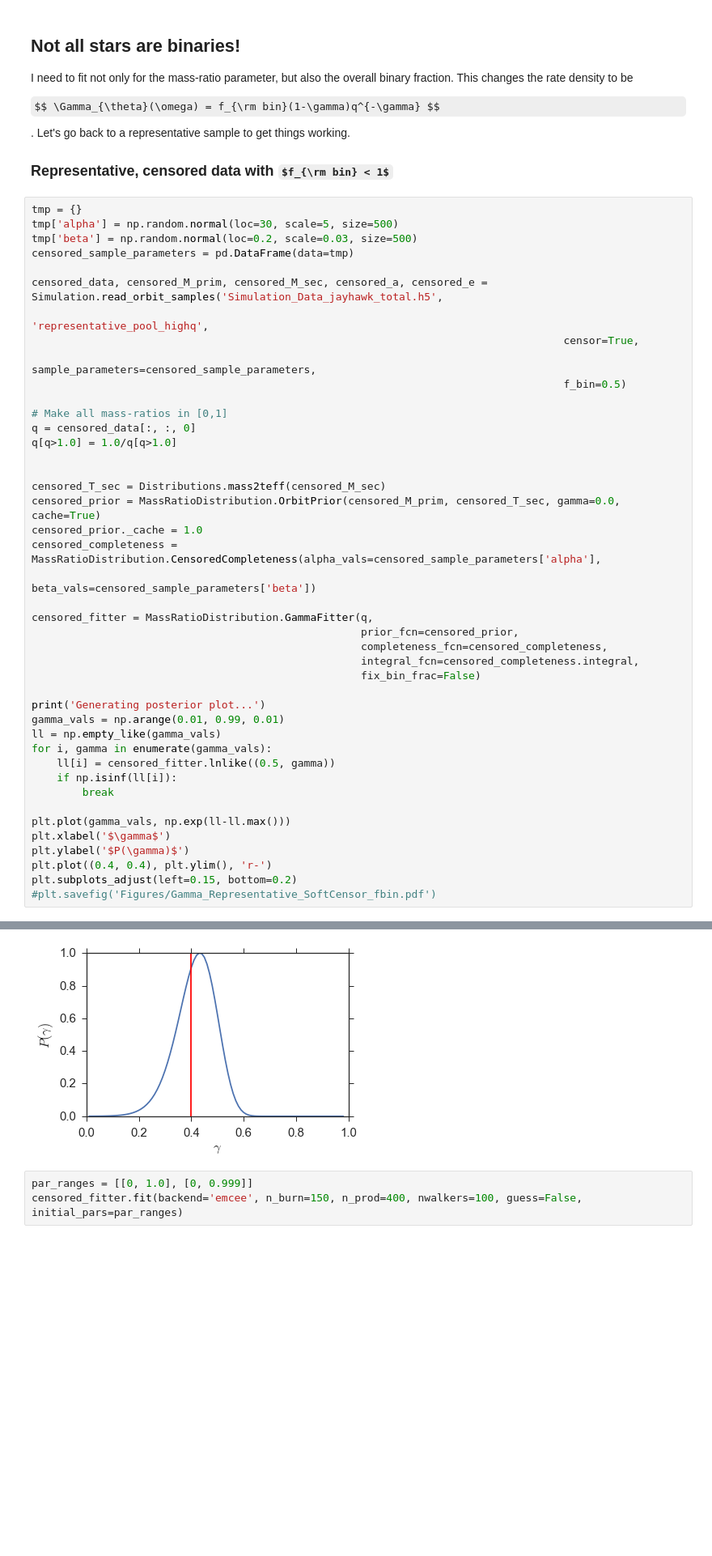
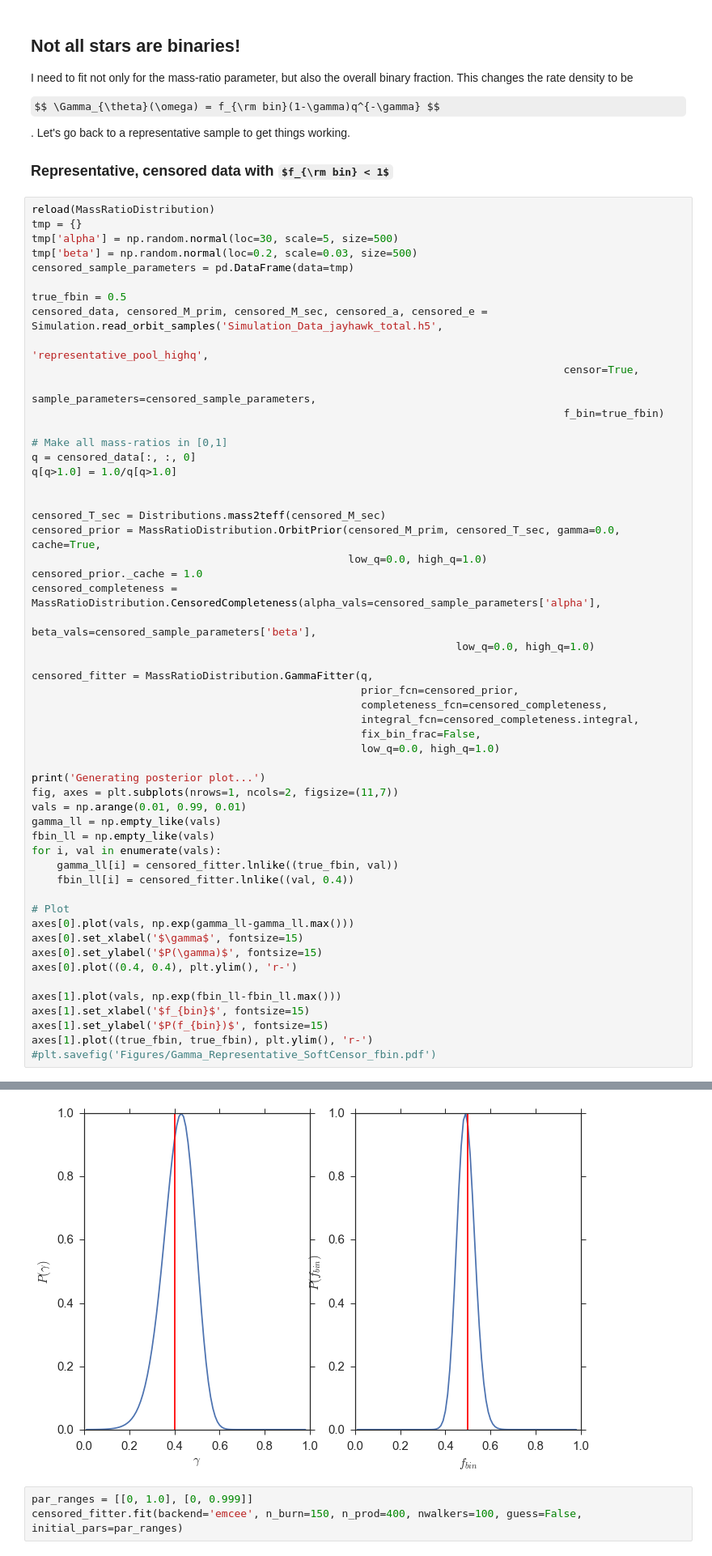
Before and after one commit to kgullikson88/BinaryInference, a Jupyter notebook: Method_Summary.ipynb, the cells around one changed output, grey strips where cells are left out. Shown: that part at 81% size. Cells and saved outputs as stored; diff of their text form; some formulas as TeX source; blank space fills up the shorter version.

```diff
--- a/Method_Summary.ipynb
+++ b/Method_Summary.ipynb
@@ -453,16 +446,18 @@ $$ \Gamma_{\theta}(\omega) = f_{\rm bin}(1-\gamma)q^{-\gamma} $$. Let's go back
 
 ### Representative, censored data with $f_{\rm bin} < 1$
 # %%
+reload(MassRatioDistribution)
 tmp = {}
 tmp['alpha'] = np.random.normal(loc=30, scale=5, size=500)
 tmp['beta'] = np.random.normal(loc=0.2, scale=0.03, size=500)
 censored_sample_parameters = pd.DataFrame(data=tmp)
 
+true_fbin = 0.5
 censored_data, censored_M_prim, censored_M_sec, censored_a, censored_e = Simulation.read_orbit_samples('Simulation_Data_jayhawk_total.h5',
                                                                                    'representative_pool_highq',
                                                                                     censor=True,
                                                                                     sample_parameters=censored_sample_parameters,
-                                                                                    f_bin=0.5)
+                                                                                    f_bin=true_fbin)
 
 # Make all mass-ratios in [0,1]
 q = censored_data[:, :, 0]
@@ -470,30 +465,39 @@ q[q>1.0] = 1.0/q[q>1.0]
 
 
 censored_T_sec = Distributions.mass2teff(censored_M_sec)
-censored_prior = MassRatioDistribution.OrbitPrior(censored_M_prim, censored_T_sec, gamma=0.0, cache=True)
+censored_prior = MassRatioDistribution.OrbitPrior(censored_M_prim, censored_T_sec, gamma=0.0, cache=True,
+                                                  low_q=0.0, high_q=1.0)
 censored_prior._cache = 1.0
 censored_completeness = MassRatioDistribution.CensoredCompleteness(alpha_vals=censored_sample_parameters['alpha'],
-                                                                   beta_vals=censored_sample_parameters['beta'])
+                                                                   beta_vals=censored_sample_parameters['beta'],
+                                                                   low_q=0.0, high_q=1.0)
 
 censored_fitter = MassRatioDistribution.GammaFitter(q,
                                                     prior_fcn=censored_prior,
                                                     completeness_fcn=censored_completeness,
                                                     integral_fcn=censored_completeness.integral,
-                                                    fix_bin_frac=False)
+                                                    fix_bin_frac=False,
+                                                    low_q=0.0, high_q=1.0)
 
 print('Generating posterior plot...')
-gamma_vals = np.arange(0.01, 0.99, 0.01)
-ll = np.empty_like(gamma_vals)
-for i, gamma in enumerate(gamma_vals):
-    ll[i] = censored_fitter.lnlike((0.5, gamma))
-    if np.isinf(ll[i]):
-        break
+fig, axes = plt.subplots(nrows=1, ncols=2, figsize=(11,7))
+vals = np.arange(0.01, 0.99, 0.01)
+gamma_ll = np.empty_like(vals)
+fbin_ll = np.empty_like(vals)
+for i, val in enumerate(vals):
+    gamma_ll[i] = censored_fitter.lnlike((true_fbin, val))
+    fbin_ll[i] = censored_fitter.lnlike((val, 0.4))
 
-plt.plot(gamma_vals, np.exp(ll-ll.max()))
-plt.xlabel('$\gamma$')
-plt.ylabel('$P(\gamma)$')
-plt.plot((0.4, 0.4), plt.ylim(), 'r-')
-plt.subplots_adjust(left=0.15, bottom=0.2)
+# Plot
+axes[0].plot(vals, np.exp(gamma_ll-gamma_ll.max()))
+axes[0].set_xlabel('$\gamma$', fontsize=15)
+axes[0].set_ylabel('$P(\gamma)$', fontsize=15)
+axes[0].plot((0.4, 0.4), plt.ylim(), 'r-')
+
+axes[1].plot(vals, np.exp(fbin_ll-fbin_ll.max()))
+axes[1].set_xlabel('$f_{bin}$', fontsize=15)
+axes[1].set_ylabel('$P(f_{bin})$', fontsize=15)
+axes[1].plot((true_fbin, true_fbin), plt.ylim(), 'r-')
 #plt.savefig('Figures/Gamma_Representative_SoftCensor_fbin.pdf')
 # %% [output]
 Generating posterior plot...
@@ -500,4 +505,4 @@ Generating posterior plot...
-[figure, old version]
+[figure, new version]
 # %%
 par_ranges = [[0, 1.0], [0, 0.999]]
 censored_fitter.fit(backend='emcee', n_burn=150, n_prod=400, nwalkers=100, guess=False, initial_pars=par_ranges)
```
Also changed, not shown: parts of 10 cells of this notebook, 4 other files.
